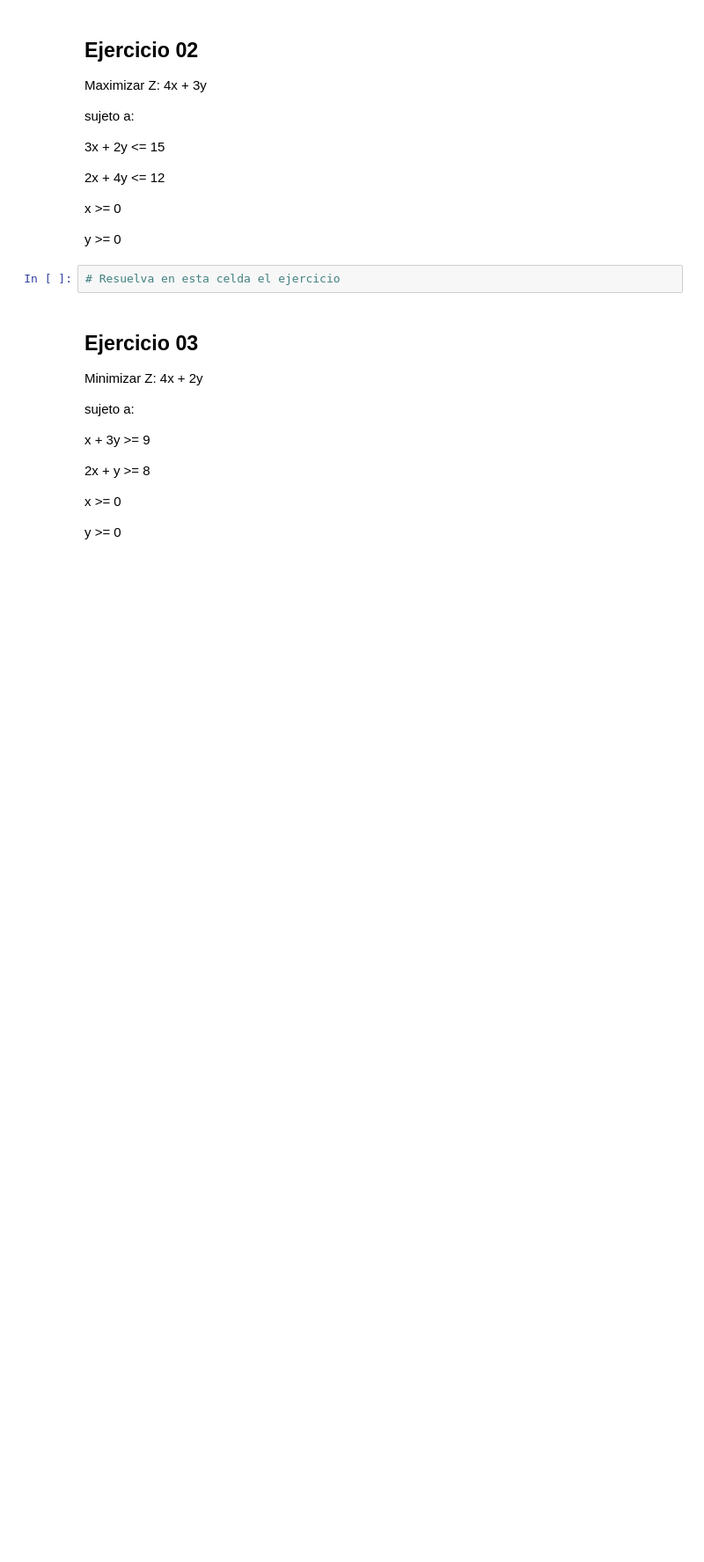
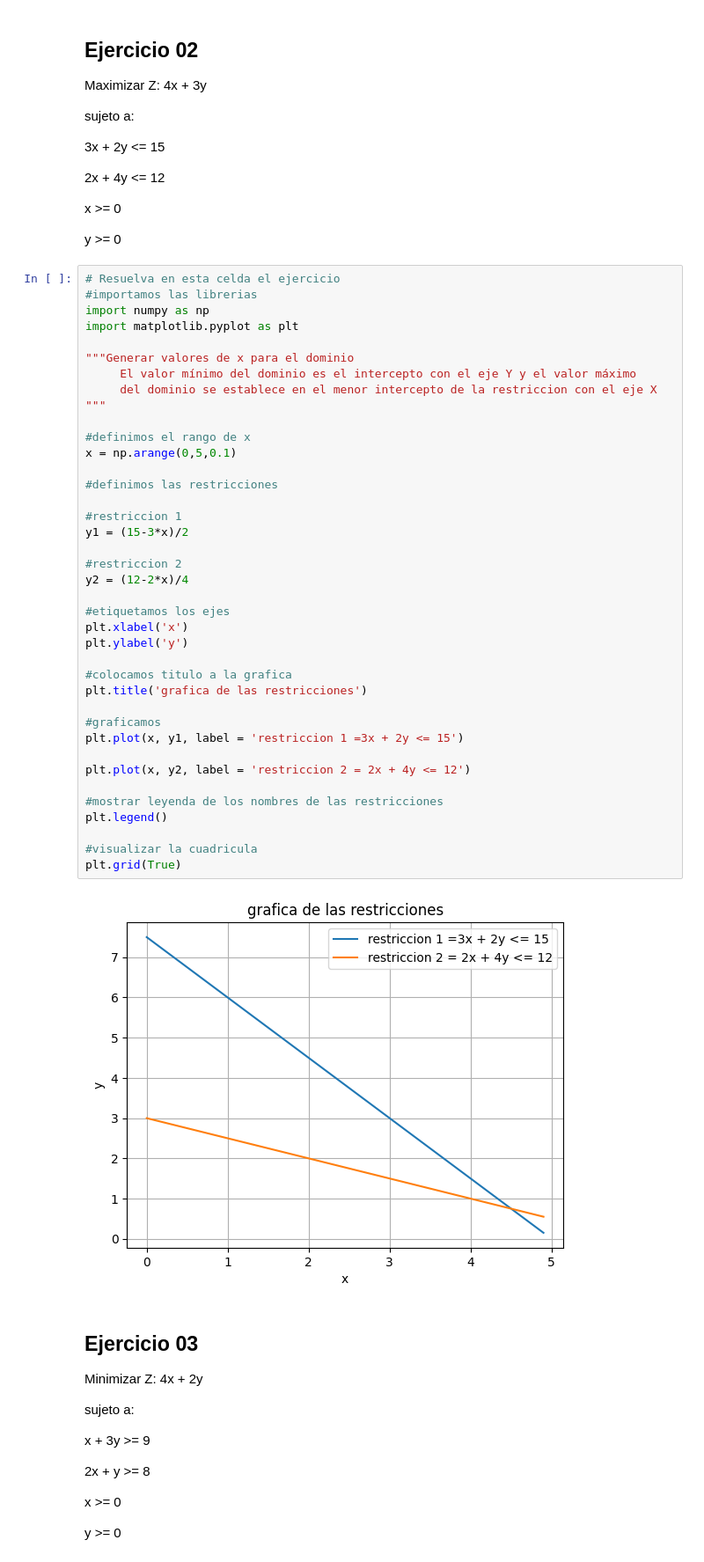
Before and after one commit to satoroa/Fundamentos-de-optimizacion-lineal, a Jupyter notebook: Taller_00_solución_gráfica_de_problemas_de_optimización_lineal.ipynb, the cells around one changed output. Shown at 88% size. Saved outputs shown, nothing was run; the diff lists cells and outputs as text; blank space fills up the shorter version.

```diff
--- a/Taller_00_solución_gráfica_de_problemas_de_optimización_lineal.ipynb
+++ b/Taller_00_solución_gráfica_de_problemas_de_optimización_lineal.ipynb
@@ -343,8 +418,47 @@ Maximizar  Z: 4x + 3y
    x >= 0
 
    y >= 0
-# %%
-# Resuelva en esta celda el ejercicio
+# %%
+# Resuelva en esta celda el ejercicio
+#importamos las librerias
+import numpy as np
+import matplotlib.pyplot as plt
+
+"""Generar valores de x para el dominio
+     El valor mínimo del dominio es el intercepto con el eje Y y el valor máximo
+     del dominio se establece en el menor intercepto de la restriccion con el eje X
+"""
+
+#definimos el rango de x
+x = np.arange(0,5,0.1)
+
+#definimos las restricciones
+
+#restriccion 1
+y1 = (15-3*x)/2
+
+#restriccion 2
+y2 = (12-2*x)/4
+
+#etiquetamos los ejes
+plt.xlabel('x')
+plt.ylabel('y')
+
+#colocamos titulo a la grafica
+plt.title('grafica de las restricciones')
+
+#graficamos
+plt.plot(x, y1, label = 'restriccion 1 =3x + 2y <= 15')
+
+plt.plot(x, y2, label = 'restriccion 2 = 2x + 4y <= 12')
+
+#mostrar leyenda de los nombres de las restricciones
+plt.legend()
+
+#visualizar la cuadricula
+plt.grid(True)
+# %% [output]
+[figure, added]
 # %% [markdown]
 ## Ejercicio 03
 
```
Also changed, not shown: parts of 14 cells of this notebook.
